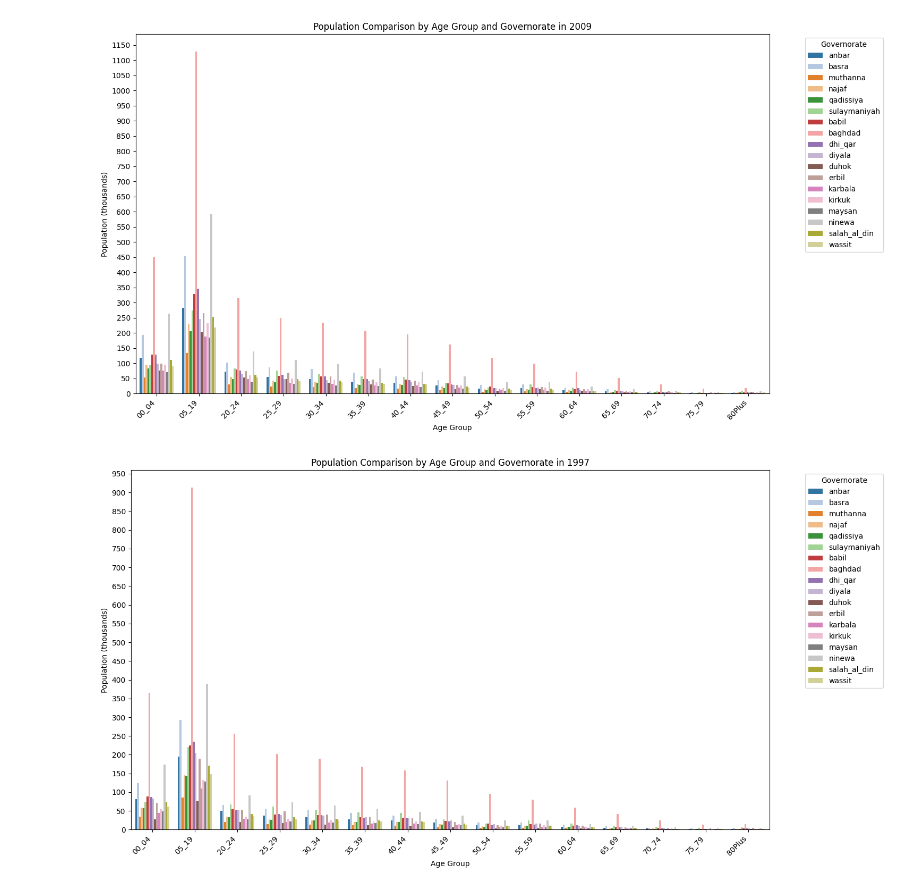
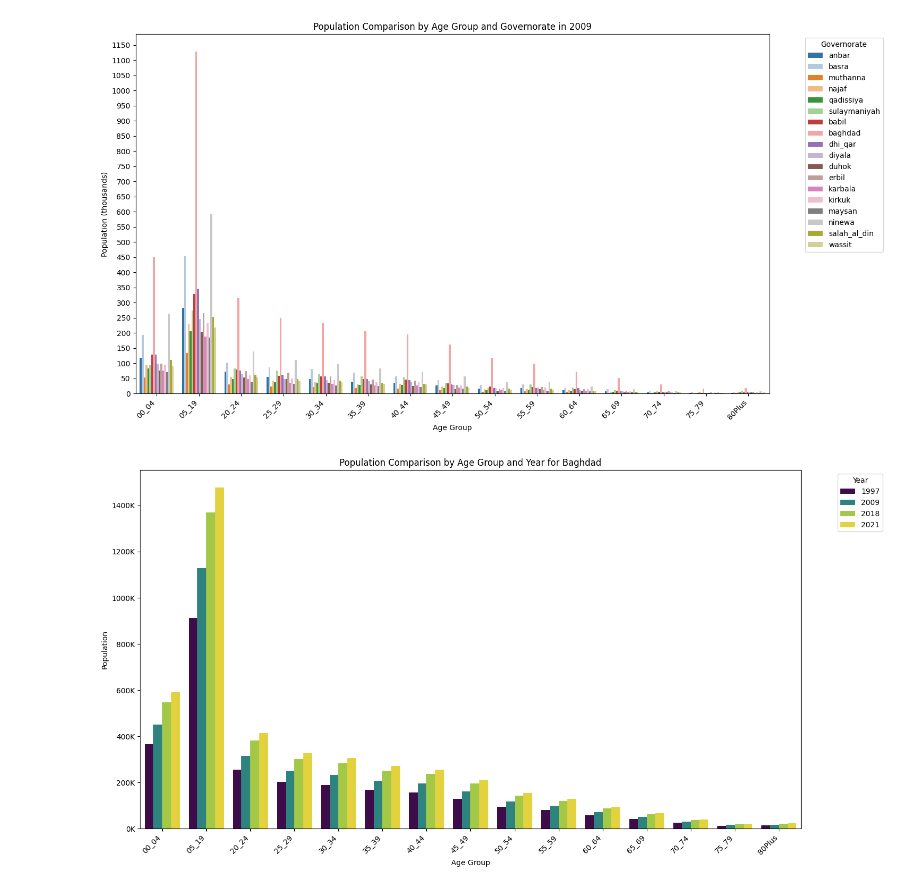
Before and after one commit to saxonyanders/saxonyanders, a Jupyter notebook: Iraq_population.ipynb, the cells around one changed output. Drawn from its saved outputs; the diff is of its cells as text; code cells hidden in the pictures.

```diff
--- a/Iraq_population.ipynb
+++ b/Iraq_population.ipynb
@@ -623,58 +668,67 @@ plt.show()
 # %% [output]
 [figure]
 # %%
-# 1997
+# Compare years for Baghdad
 
-comparison_year = 1997
-governorates_to_compare = ['anbar', 'basra', 'muthanna', 'najaf', 'qadissiya', 'sulaymaniyah', 'babil', 'baghdad', 'dhi_qar', 'diyala', 'duhok', 'erbil', 'karbala', 'kirkuk', 'maysan', 'ninewa', 'salah_al_din', 'wassit']
+# Select a single governorate to plot and the years
+selected_governorate = 'baghdad' # Change the governorate code here
+years_to_compare = [1997, 2009, 2018, 2021] # Years to include in the comparison
 
-comparison_data = iraq_pop_gender_age_df[
-    (iraq_pop_gender_age_df['year'] == comparison_year) &
-    (iraq_pop_gender_age_df['gov_code'].isin(governorates_to_compare))
-].copy()
+# Filter the DataFrame for the selected governorate and years
+comparison_data_gov = iraq_pop_gender_age_df[
+    (iraq_pop_gender_age_df['gov_code'] == selected_governorate) &
+    (iraq_pop_gender_age_df['year'].isin(years_to_compare))
+].copy() # Use .copy() to avoid SettingWithCopyWarning
 
-comparison_data_melted = comparison_data.melt(
+# Reshape the data for plotting - melt for age groups and gender
+comparison_data_melted_gov = comparison_data_gov.melt(
     id_vars=['gov_code', 'year', 'total_pop', 'female_total', 'male_total'],
     var_name='Age_Gender',
     value_name='Population'
 )
 
-comparison_data_melted['Gender'] = comparison_data_melted['Age_Gender'].apply(lambda x: x.split('_')[0])
-comparison_data_melted['Age_Group'] = comparison_data_melted['Age_Gender'].apply(lambda x: '_'.join(x.split('_')[1:]))
+# Separate age group and gender into two columns
+comparison_data_melted_gov['Gender'] = comparison_data_melted_gov['Age_Gender'].apply(lambda x: x.split('_')[0])
+comparison_data_melted_gov['Age_Group'] = comparison_data_melted_gov['Age_Gender'].apply(lambda x: '_'.join(x.split('_')[1:])) # Corrected variable name
 
-comparison_data_melted = comparison_data_melted[
-    (comparison_data_melted['Gender'] == 'F') | (comparison_data_melted['Gender'] == 'M')
+# Filter out the total population rows and ensure correct data types
+comparison_data_melted_gov = comparison_data_melted_gov[
+    (comparison_data_melted_gov['Gender'] == 'F') | (comparison_data_melted_gov['Gender'] == 'M')
 ].copy()
 
-comparison_data_melted['Population'] = pd.to_numeric(comparison_data_melted['Population'], errors='coerce')
+# Convert population to numeric, coercing errors
+comparison_data_melted_gov['Population'] = pd.to_numeric(comparison_data_melted_gov['Population'], errors='coerce')
 
-comparison_data_melted.dropna(subset=['Population'], inplace=True)
+# Drop rows where Population is NaN after coercion
+comparison_data_melted_gov.dropna(subset=['Population'], inplace=True)
 
+# Order age groups for plotting
 age_group_order = [col.replace('F_', '') for col in iraq_pop_gender_age_df.columns if col.startswith('F_')]
-comparison_data_melted['Age_Group'] = pd.Categorical(comparison_data_melted['Age_Group'], categories=age_group_order, ordered=True)
+comparison_data_melted_gov['Age_Group'] = pd.Categorical(comparison_data_melted_gov['Age_Group'], categories=age_group_order, ordered=True)
 
+# Plotting
 plt.figure(figsize=(15, 8))
-ax = sns.barplot(
-  data=comparison_data_melted,
-  x='Age_Group',
-  y='Population',
-  hue='gov_code',
-  palette='tab20',
-  errorbar=None,
-  dodge=True
+ax = sns.barplot( # Assign the axes object to ax
+    data=comparison_data_melted_gov,
+    x='Age_Group',
+    y='Population',
+    hue='year', # Hue by year
+    palette='viridis',
+    errorbar=None, # Remove error bars for cleaner look if not needed
+    dodge=True # Add dodge=True to separate bars for different hues
 )
 
-plt.title(f'Population Comparison by Age Group and Governorate in {comparison_year}')
+plt.title(f'Population Comparison by Age Group and Year for {selected_governorate.title()}')
 plt.xlabel('Age Group')
-plt.ylabel('Population (thousands)')
+plt.ylabel('Population')
 
 plt.xticks(rotation=45, ha='right')
-plt.legend(title = 'Governorate', bbox_to_anchor=(1.05, 1), loc='upper left')
+plt.legend(title='Year', bbox_to_anchor=(1.05, 1), loc='upper left')
 
-ax.yaxis.set_major_formatter(plt.FuncFormatter(lambda x, p: f'{x/1000:.0f}'))
-ax.yaxis.set_major_locator(mticker.MultipleLocator(50000))
+# Format y-axis to show population in thousands for readability
+ax.yaxis.set_major_formatter(plt.FuncFormatter(lambda x, p: f'{x/1000:.0f}K'))
 
 plt.tight_layout()
 plt.show()
 # %% [output]
-[figure, old version]
+[figure, new version]
```
Also changed, not shown: parts of 11 cells of this notebook.
